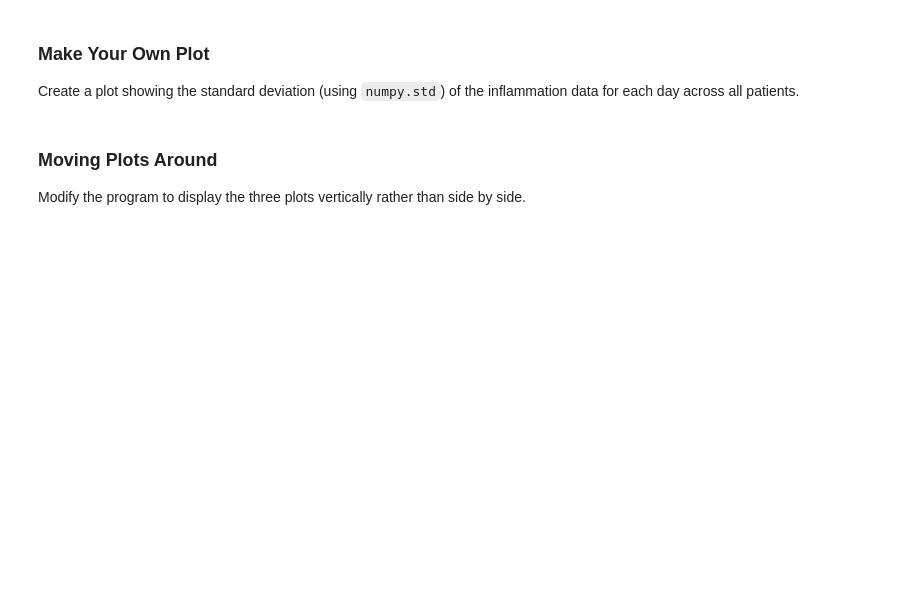
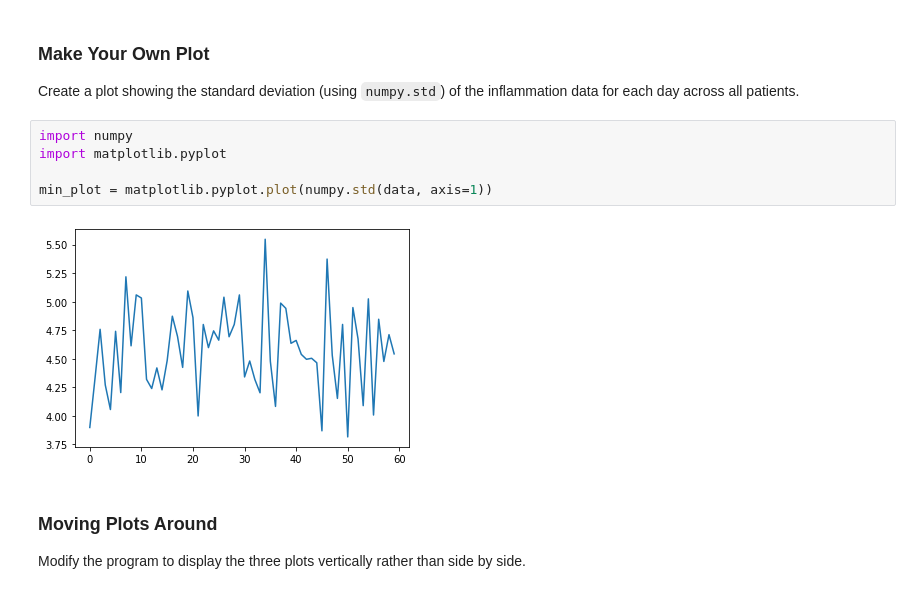
Before and after one commit to mmalavasi/2019-07-24-intro-to-python-workshop, a Jupyter notebook: lessons/python/ep1-introduction.ipynb, the cells around one changed output. Saved outputs shown, nothing was run; the diff lists cells and outputs as text; blank space fills up the shorter version.

```diff
--- a/lessons/python/ep1-introduction.ipynb
+++ b/lessons/python/ep1-introduction.ipynb
@@ -782,6 +876,13 @@ Solution:
 # %% [markdown]
 ### Make Your Own Plot
 Create a plot showing the standard deviation (using `numpy.std`) of the inflammation data for each day across all patients.
+# %%
+import numpy
+import matplotlib.pyplot
+
+min_plot = matplotlib.pyplot.plot(numpy.std(data, axis=1))
+# %% [output]
+[figure, added]
 # %% [markdown]
 ### Moving Plots Around
 Modify the program to display the three plots vertically rather than side by side.
```
Also changed, not shown: parts of 12 cells of this notebook.
